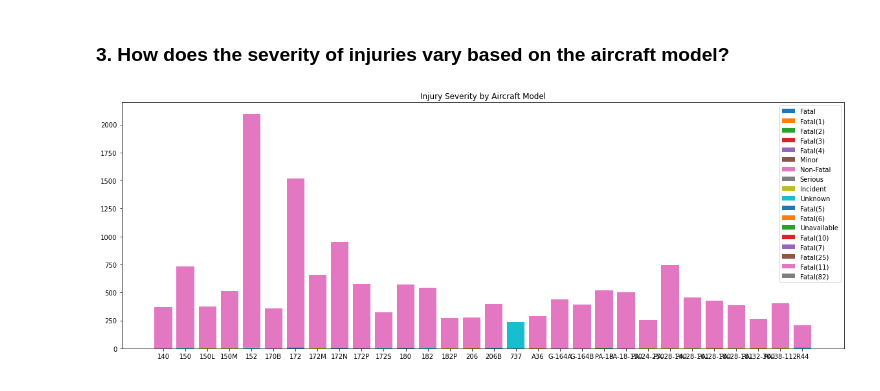
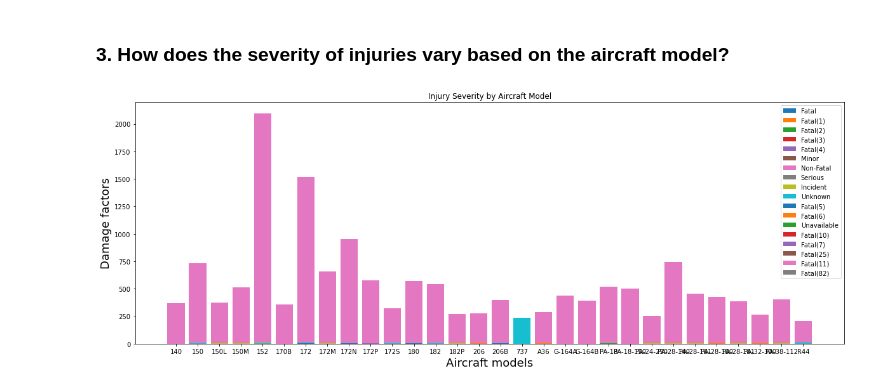
Before and after one commit to CHERUTO-CYNTHIA/Phase1_project, a Jupyter notebook: student.ipynb, the cells around one changed output. Drawn from its saved outputs; the diff is of its cells as text; code cells hidden in the pictures.

Commit message:
Done with visualization

```diff
--- a/student.ipynb
+++ b/student.ipynb
@@ -253,6 +253,10 @@ engine_type
 | 12 | Unknown | 1.848160 | 0.428243 | 0.429229 | 11.018186 |
 # %% [markdown]
 ### Data analysis
+# %%
+df = df.applymap(lambda x: x.encode('unicode_escape').
+decode('utf-8') if isinstance(x, str) else x)
+df.to_excel('output.xlsx', index=False, encoding='utf-8')
 # %% [markdown]
 ## Questions to help with the analysis
 1. What aircraft models are notorious for causing the most accidents?
@@ -320,14 +338,16 @@ plt.show()
 # %%
 
 severity_by_model = df.groupby(['Model', 'Injury.Severity']).size().reset_index(name='Count')
 top_models = severity_by_model.groupby('Model')['Count'].sum().nlargest(30).index
 top_severity = severity_by_model[severity_by_model['Model'].isin(top_models)]
 plt.figure(figsize=(20, 7))
 for severity in top_severity['Injury.Severity'].unique():
     subset = top_severity[top_severity['Injury.Severity'] == severity]
     plt.bar(subset['Model'], subset['Count'], label=severity)
 plt.title('Injury Severity by Aircraft Model')
+plt.xlabel('Aircraft models', fontsize=18)
+plt.ylabel('Damage factors', fontsize=18)
 plt.legend()
 plt.show()
 # %% [output]
-[figure, old version]
+[figure, new version]
```
Also changed, not shown: parts of 14 cells of this notebook, 1 other file.
